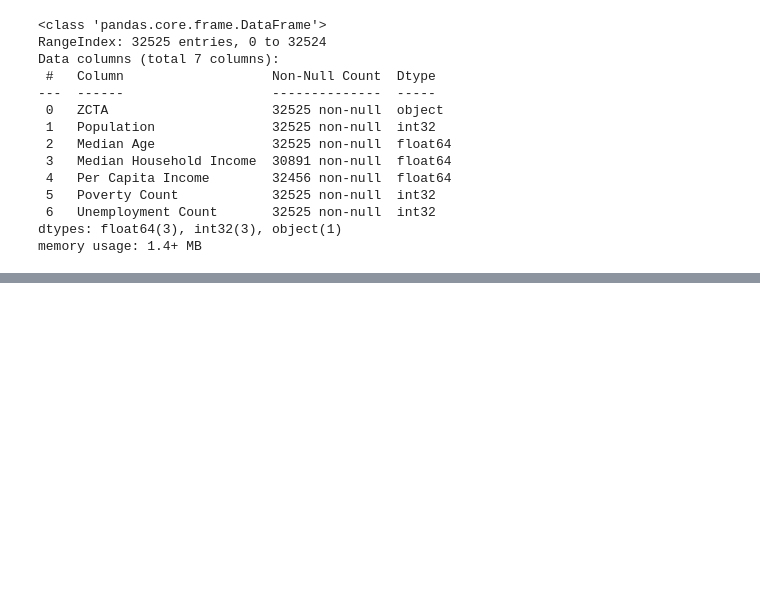
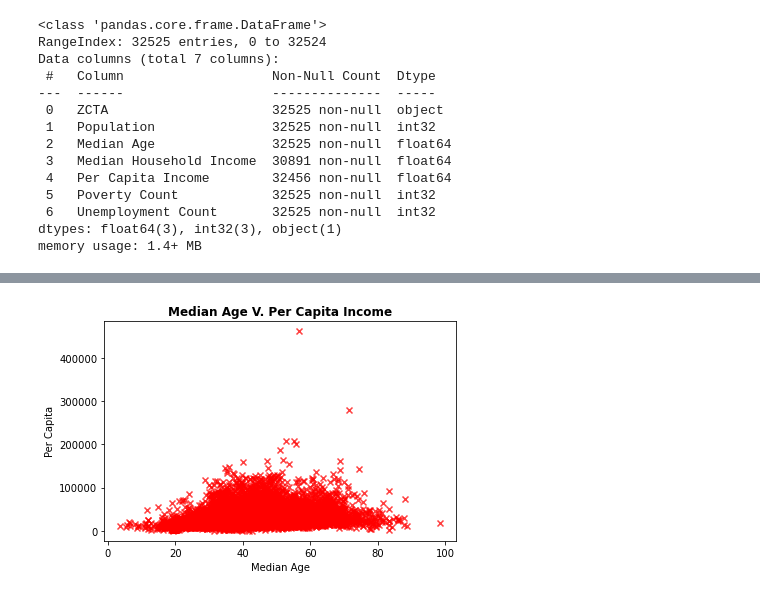
Before and after one commit to poojaisabelle/ETL-Project, a Jupyter notebook: 02_transform_census/02_transform_census_pooja.ipynb, the cells around one changed output, grey strips where cells are left out. Saved outputs shown, nothing was run; the diff lists cells and outputs as text; code cells hidden in the pictures; blank space fills up the shorter version.

```diff
--- a/02_transform_census/02_transform_census_pooja.ipynb
+++ b/02_transform_census/02_transform_census_pooja.ipynb
@@ -275,0 +314,9 @@ clean_census.to_csv('clean_census.csv', index=False)
+# %%
+# Generate scatter plot - Median Age V Median HH Income
+plt.scatter(med_age, per_inc, marker="x", facecolors="red", alpha=0.75)
+plt.xlabel("Median Age")
+plt.ylabel("Per Capita")
+plt.title("Median Age V. Per Capita Income", weight="bold")
+plt.tight_layout()
+# %% [output]
+[figure, added]
```
Also changed, not shown: parts of 8 cells of this notebook.
